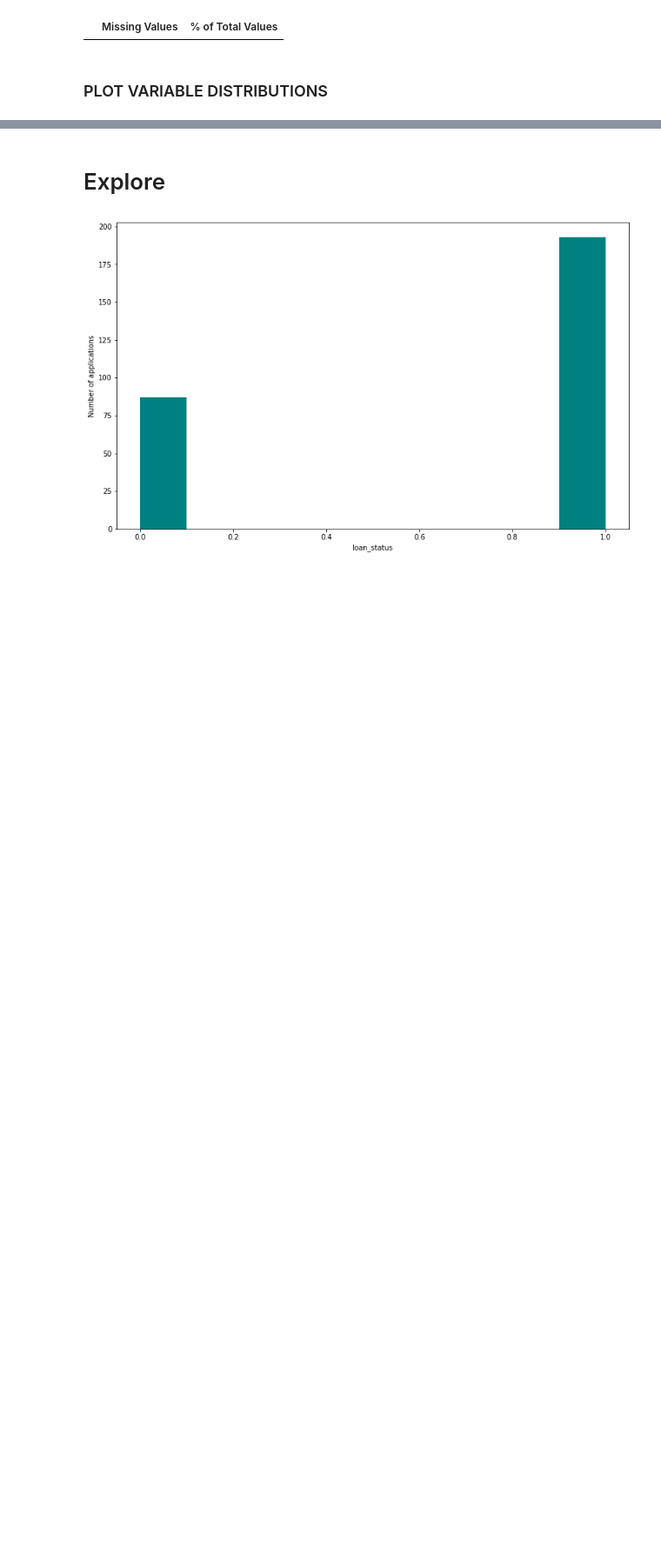
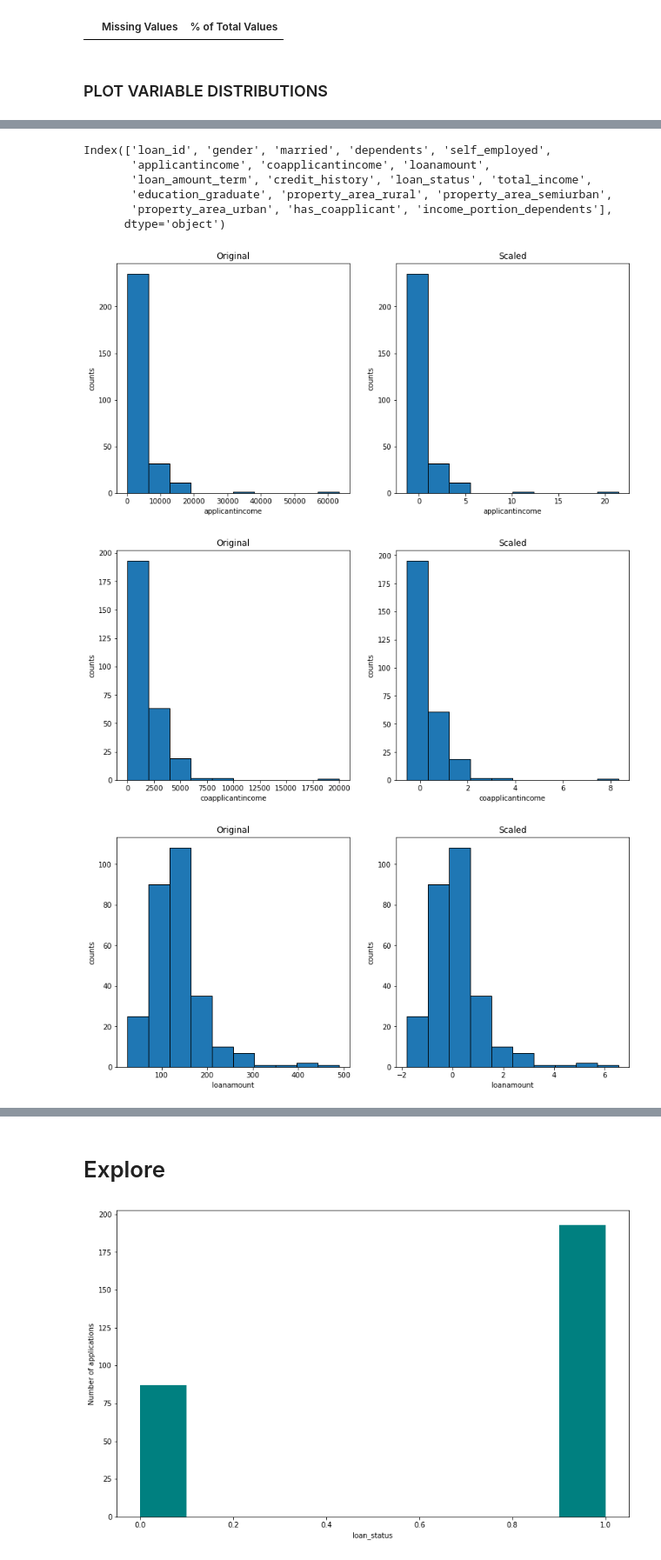
Before and after one commit to cindyvillanuevads/individual_project, a Jupyter notebook: loan_application_project.ipynb, the cells around one changed output, grey strips where cells are left out. Shown: that part at 87% size. Cells and saved outputs as stored; diff of their text form; code cells hidden in the pictures; blank space fills up the shorter version.

```diff
--- a/loan_application_project.ipynb
+++ b/loan_application_project.ipynb
@@ -399,0 +448,17 @@ p.distribution(df)
+# %%
+df.columns
+# %% [output]
+Index(['loan_id', 'gender', 'married', 'dependents', 'self_employed',
+       'applicantincome', 'coapplicantincome', 'loanamount',
+       'loan_amount_term', 'credit_history', 'loan_status', 'total_income',
+       'education_graduate', 'property_area_rural', 'property_area_semiurban',
+       'property_area_urban', 'has_coapplicant', 'income_portion_dependents'],
+      dtype='object')
+# %%
+cols = [ 'applicantincome', 'coapplicantincome', 'loanamount','loan_amount_term', 'total_income', 'income_portion_dependents']
+# %%
+train_scaled, validate_scaled, test_saled = p.scaled_df(train, validate, test, cols , RobustScaler())
+# %% [output]
+[figure, added]
+[figure, added]
+[figure, added]
```
Also changed, not shown: parts of 22 cells of this notebook.
